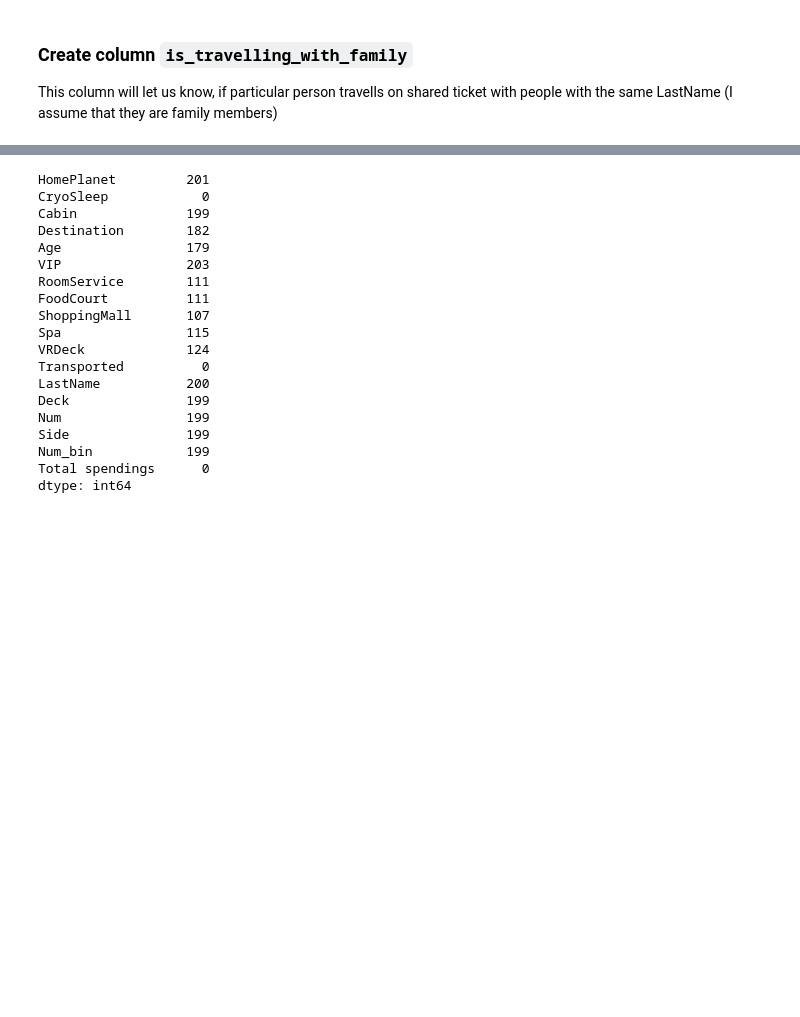
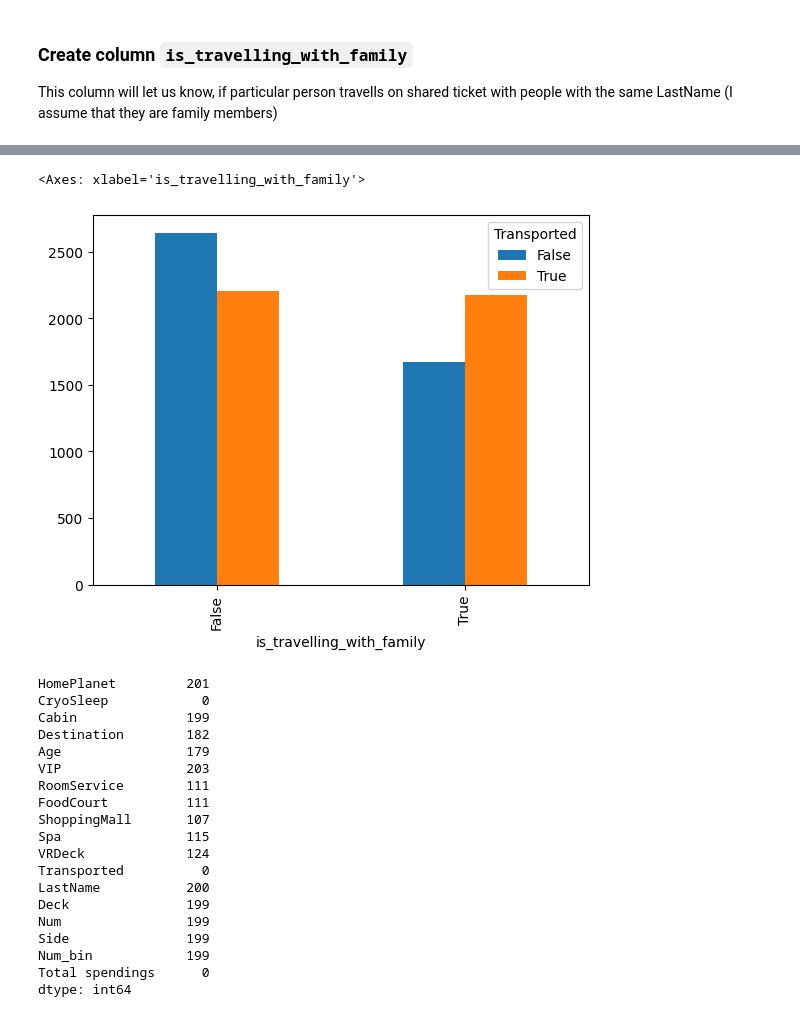
Before and after one commit to KosAqH/World-Tour-EDA, a Jupyter notebook: Space Titanic/analyse.ipynb, the cells around one changed output, grey strips where cells are left out. Saved outputs shown, nothing was run; the diff lists cells and outputs as text; code cells hidden in the pictures; blank space fills up the shorter version.

```diff
--- a/Space Titanic/analyse.ipynb
+++ b/Space Titanic/analyse.ipynb
@@ -320,3 +325,8 @@ tmp_df
+# %%
+df.groupby("is_travelling_with_family")["Transported"].value_counts().unstack().plot(kind="bar")
+# %% [output]
+<Axes: xlabel='is_travelling_with_family'>
+[figure, added]
 # %%
 df.isna().sum()
 # %% [output]
```
Also changed, not shown: parts of 12 cells of this notebook.
